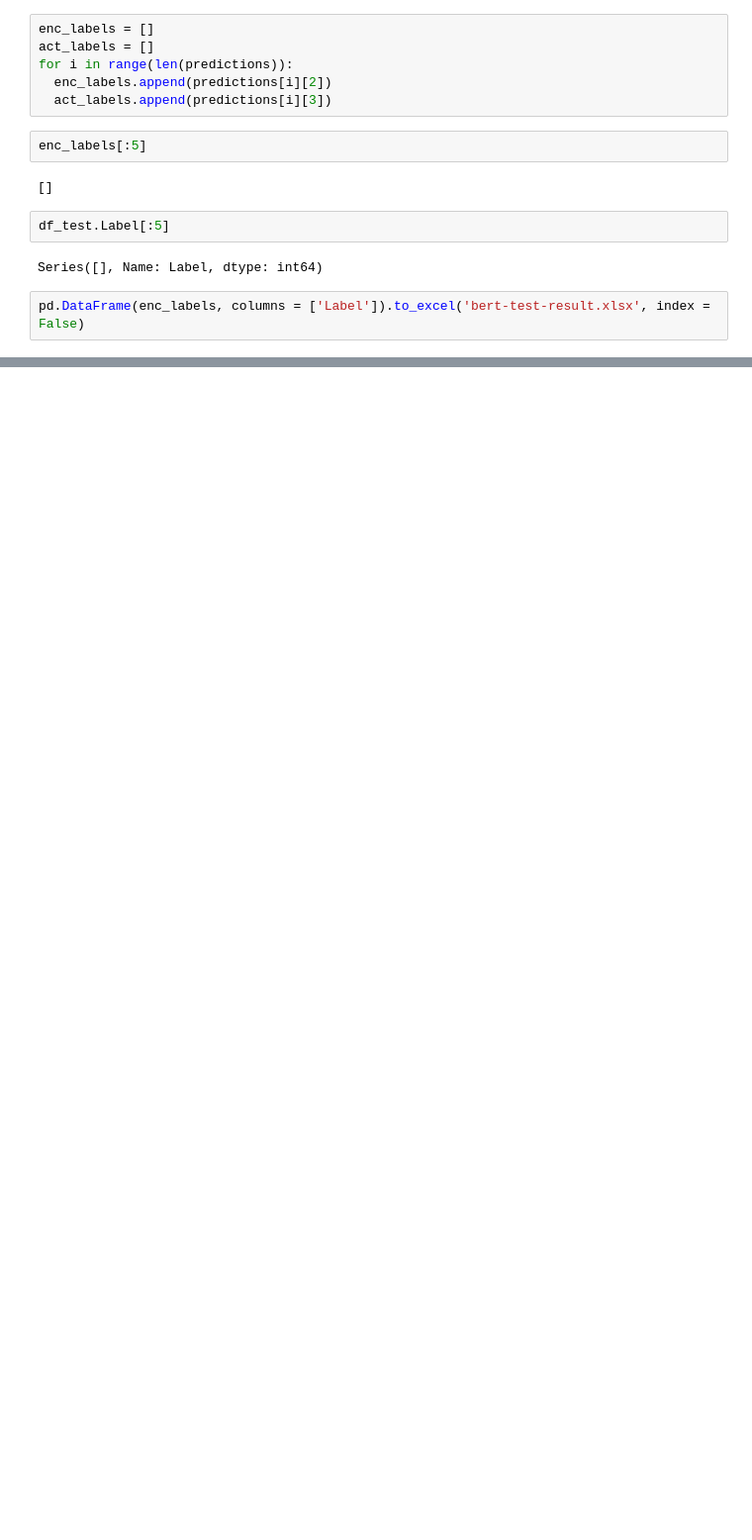
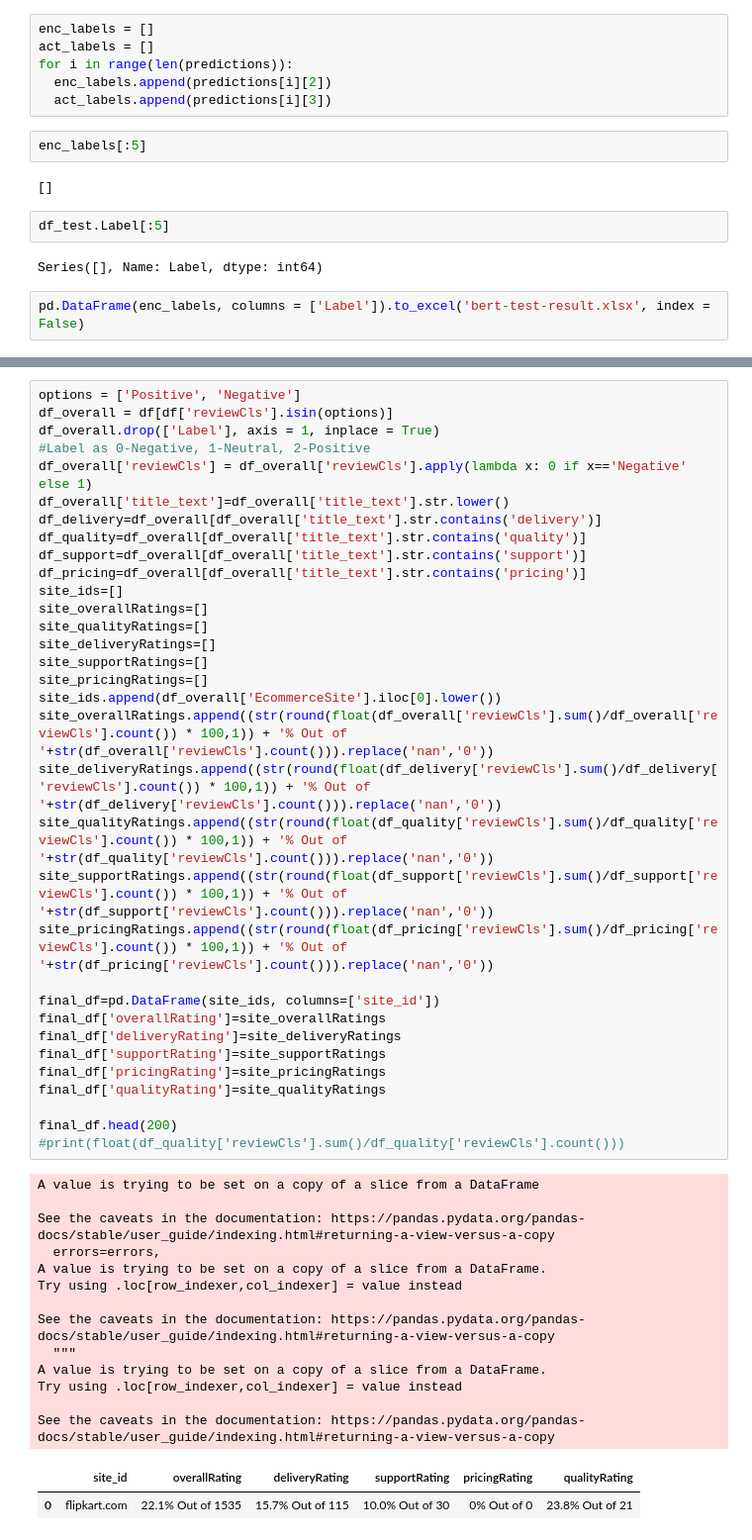
Before and after one commit to sriharimetikala/bits-project, a Jupyter notebook: Multiclass_BERT.ipynb, the cells around one changed output, grey strips where cells are left out. Shown: that part at 99% size. Drawn from its saved outputs; the diff is of its cells as text; blank space fills up the shorter version.

```diff
--- a/Multiclass_BERT.ipynb
+++ b/Multiclass_BERT.ipynb
@@ -501,0 +555,49 @@ tests
+# %%
+options = ['Positive', 'Negative']
+df_overall = df[df['reviewCls'].isin(options)]
+df_overall.drop(['Label'], axis = 1, inplace = True)
+#Label as 0-Negative, 1-Neutral, 2-Positive
+df_overall['reviewCls'] = df_overall['reviewCls'].apply(lambda x: 0 if x=='Negative' else 1)
+df_overall['title_text']=df_overall['title_text'].str.lower()
+df_delivery=df_overall[df_overall['title_text'].str.contains('delivery')]
+df_quality=df_overall[df_overall['title_text'].str.contains('quality')]
+df_support=df_overall[df_overall['title_text'].str.contains('support')]
+df_pricing=df_overall[df_overall['title_text'].str.contains('pricing')]
+site_ids=[]
+site_overallRatings=[]
+site_qualityRatings=[]
+site_deliveryRatings=[]
+site_supportRatings=[]
+site_pricingRatings=[]
+site_ids.append(df_overall['EcommerceSite'].iloc[0].lower())
+site_overallRatings.append((str(round(float(df_overall['reviewCls'].sum()/df_overall['reviewCls'].count()) * 100,1)) + '% Out of '+str(df_overall['reviewCls'].count())).replace('nan','0'))
+site_deliveryRatings.append((str(round(float(df_delivery['reviewCls'].sum()/df_delivery['reviewCls'].count()) * 100,1)) + '% Out of '+str(df_delivery['reviewCls'].count())).replace('nan','0'))
+site_qualityRatings.append((str(round(float(df_quality['reviewCls'].sum()/df_quality['reviewCls'].count()) * 100,1)) + '% Out of '+str(df_quality['reviewCls'].count())).replace('nan','0'))
+site_supportRatings.append((str(round(float(df_support['reviewCls'].sum()/df_support['reviewCls'].count()) * 100,1)) + '% Out of '+str(df_support['reviewCls'].count())).replace('nan','0'))
+site_pricingRatings.append((str(round(float(df_pricing['reviewCls'].sum()/df_pricing['reviewCls'].count()) * 100,1)) + '% Out of '+str(df_pricing['reviewCls'].count())).replace('nan','0'))
+
+final_df=pd.DataFrame(site_ids, columns=['site_id'])
+final_df['overallRating']=site_overallRatings
+final_df['deliveryRating']=site_deliveryRatings
+final_df['supportRating']=site_supportRatings
+final_df['pricingRating']=site_pricingRatings
+final_df['qualityRating']=site_qualityRatings
+
+final_df.head(200)
+#print(float(df_quality['reviewCls'].sum()/df_quality['reviewCls'].count()))
+# %% [output]
+A value is trying to be set on a copy of a slice from a DataFrame
+
+See the caveats in the documentation: https://pandas.pydata.org/pandas-docs/stable/user_guide/indexing.html#returning-a-view-versus-a-copy
+  errors=errors,
+A value is trying to be set on a copy of a slice from a DataFrame.
+Try using .loc[row_indexer,col_indexer] = value instead
+
+See the caveats in the documentation: https://pandas.pydata.org/pandas-docs/stable/user_guide/indexing.html#returning-a-view-versus-a-copy
+  """
+A value is trying to be set on a copy of a slice from a DataFrame.
+Try using .loc[row_indexer,col_indexer] = value instead
+
+See the caveats in the documentation: https://pandas.pydata.org/pandas-docs/stable/user_guide/indexing.html#returning-a-view-versus-a-copy
+|  | site_id | overallRating | deliveryRating | supportRating | pricingRating | qualityRating |
+| 0 | flipkart.com | 22.1% Out of 1535 | 15.7% Out of 115 | 10.0% Out of 30 | 0% Out of 0 | 23.8% Out of 21 |
```
Also changed, not shown: parts of 11 cells of this notebook, 4 other files.
